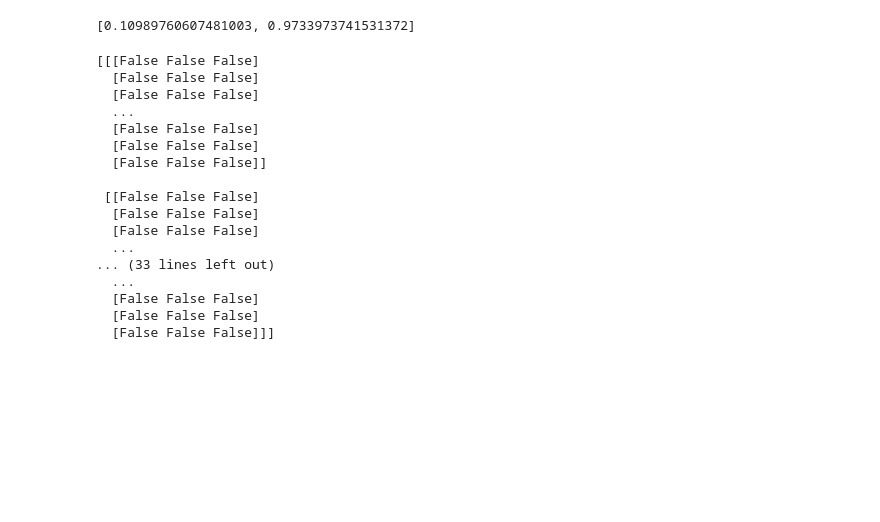
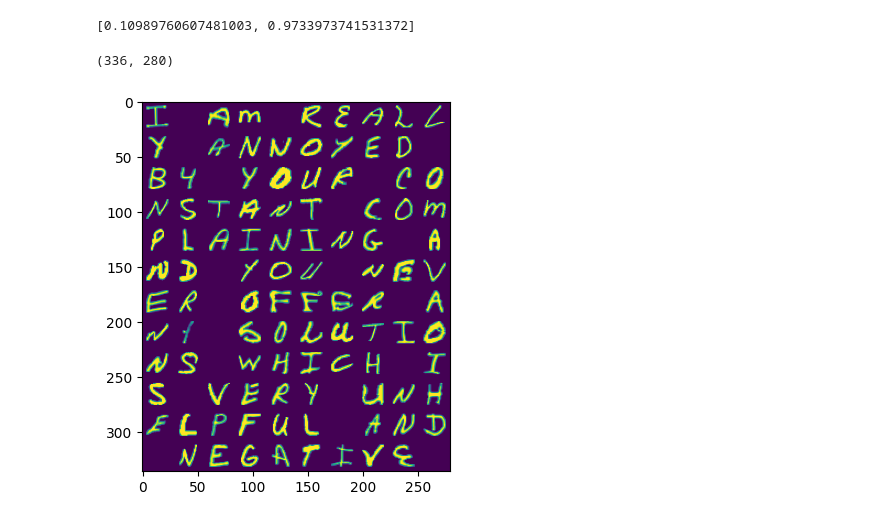
Before and after one commit to AmoghBindal/Kmeans-and-ocr, a Jupyter notebook: task2.ipynb, the cells around one changed output. Saved outputs shown, nothing was run; the diff lists cells and outputs as text; code cells hidden in the pictures; blank space fills up the shorter version.

```diff
--- a/task2.ipynb
+++ b/task2.ipynb
@@ -69,29 +53,19 @@ model.evaluate(X_test, y_test)
 [0.10989760607481003, 0.9733973741531372]
 # %%
 model.save('./models/OCR.keras')
+# %%
+plt.imshow(image1gray)
+image1gray.shape
+# %% [output]
+(336, 280)
+[figure, added]
 # %%
 import cv2
+import numpy as np
+import matplotlib.pyplot as plt
+from tensorflow.keras.models import load_model
 
-image1 = cv2.imread('./datasets/target_images/line_1.png')
-# image1gray = cv.cvtColor(image1, cv.COLOR_BGR2GRAY)
+image1 = cv2.imread('./datasets/target_images/line_6.png')
+image1gray = cv2.cvtColor(image1, cv2.COLOR_BGR2GRAY)
 
-# image1.shape
-print((image1==None))
+outputstring = ''
-# %% [output]
-[[[False False False]
-  [False False False]
-  [False False False]
-  ...
-  [False False False]
-  [False False False]
-  [False False False]]
-
- [[False False False]
-  [False False False]
-  [False False False]
-  ...
-... (33 lines left out)
-  ...
-  [False False False]
-  [False False False]
-  [False False False]]]
```
Also changed, not shown: parts of 18 cells of this notebook, 2 other files.
